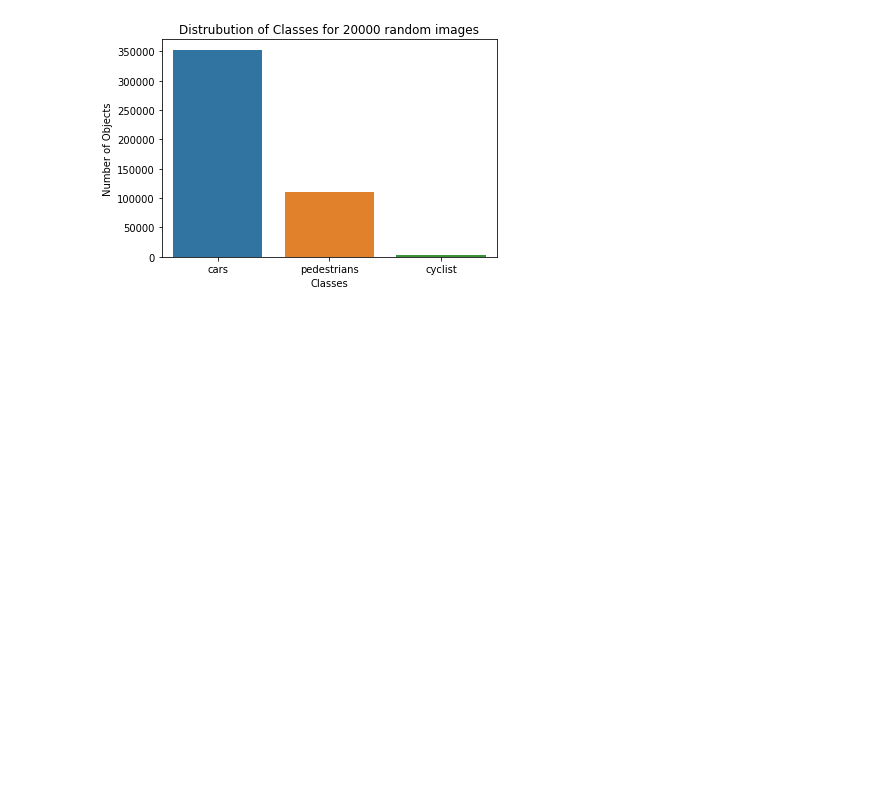
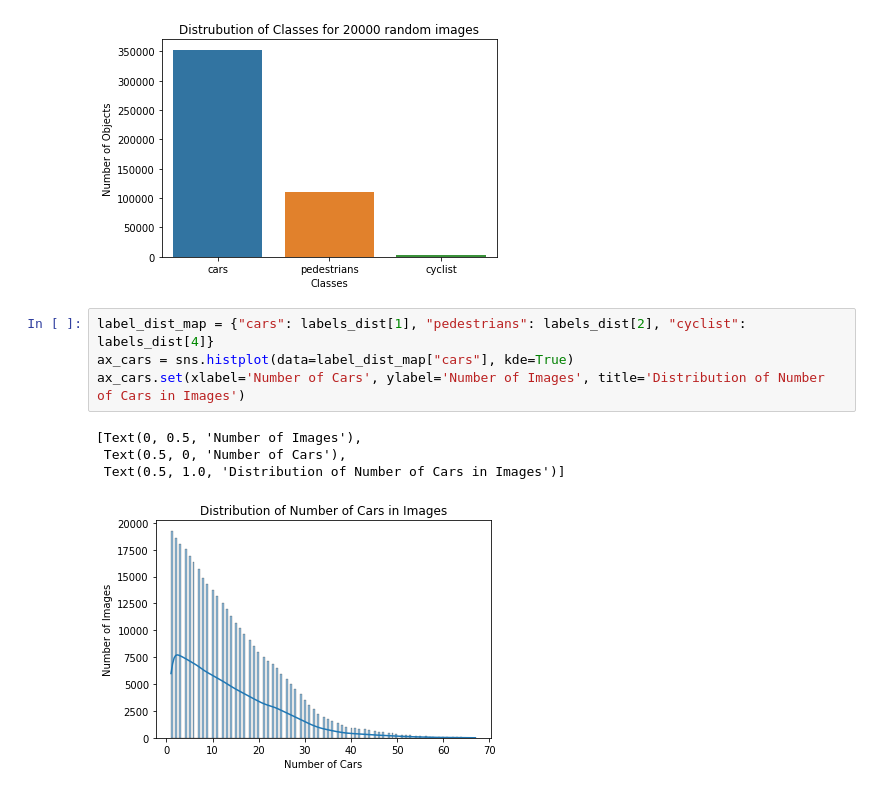
Before and after one commit to abhilash1910/nd013-c1-vision-starter-main, a Jupyter notebook: Exploratory Data Analysis.ipynb, the cells around one changed output. Drawn from its saved outputs; the diff is of its cells as text; blank space fills up the shorter version.

```diff
--- a/Exploratory Data Analysis.ipynb
+++ b/Exploratory Data Analysis.ipynb
@@ -119,3 +119,12 @@ ax.set(xlabel='Classes', ylabel='Number of Objects', title='Distrubution of Clas
  Text(0.5, 0, 'Classes'),
  Text(0.5, 1.0, 'Distrubution of Classes for 20000 random images')]
 [figure]
+# %%
+label_dist_map = {"cars": labels_dist[1], "pedestrians": labels_dist[2], "cyclist": labels_dist[4]}
+ax_cars = sns.histplot(data=label_dist_map["cars"], kde=True)
+ax_cars.set(xlabel='Number of Cars', ylabel='Number of Images', title='Distribution of Number of Cars in Images')
+# %% [output]
+[Text(0, 0.5, 'Number of Images'),
+ Text(0.5, 0, 'Number of Cars'),
+ Text(0.5, 1.0, 'Distribution of Number of Cars in Images')]
+[figure, added]
```
Also changed, not shown: parts of 2 cells of this notebook, 20 other files.
